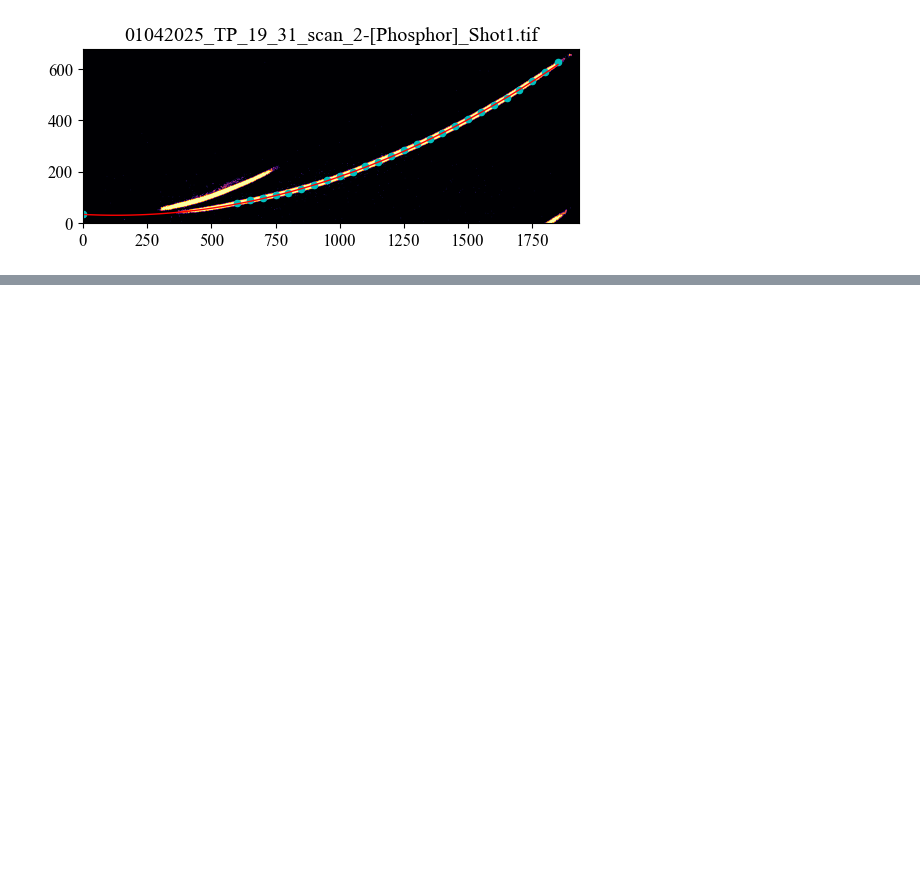
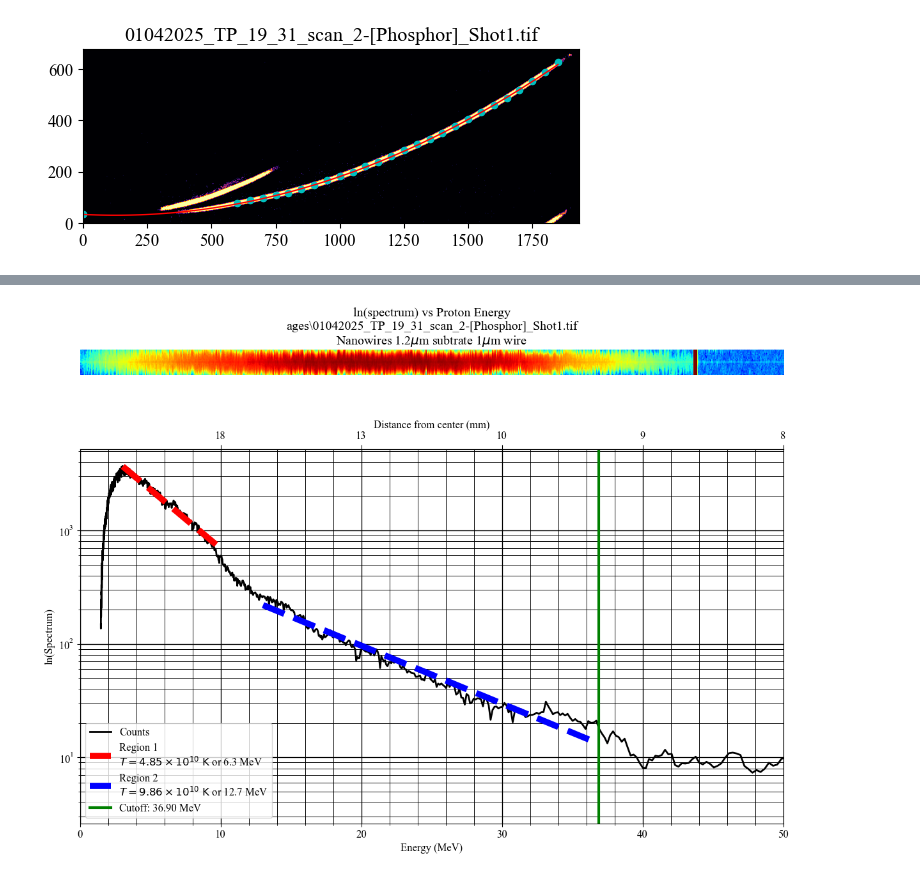
Before and after one commit to SAGAR-DAM/All_python_codes, a Jupyter notebook: lab codes/TP ip to proton spectrum/TP spectrum.ipynb, the cells around one changed output, grey strips where cells are left out. Saved outputs shown, nothing was run; the diff lists cells and outputs as text; code cells hidden in the pictures; blank space fills up the shorter version.

```diff
--- a/lab codes/TP ip to proton spectrum/TP spectrum.ipynb
+++ b/lab codes/TP ip to proton spectrum/TP spectrum.ipynb
@@ -450,0 +401,93 @@ plt.show()
+# %%
+LB = LB[::-1]
+Energy = Energy[::-1]
+counts = counts[::-1]
+# %%
+
+from Curve_fitting_with_scipy import Linefitting as lft
+
+ln_counts = np.log(counts)
+
+boundary_energy_in_MeV1 = 10
+boundary_energy_in_MeV2 = 13
+end_energy_in_MeV = cutoff_MeV
+
+Energy_range_in_MeV1 = (Energy[np.argmax(counts):find_index(Energy/keV_to_Joule/1e3,boundary_energy_in_MeV1)])/keV_to_Joule/1e3
+ln_counts1 = ln_counts[np.argmax(counts):find_index(Energy/keV_to_Joule/1e3,boundary_energy_in_MeV1)]
+
+fit_1,parameters1 = lft.linefit(Energy_range_in_MeV1,ln_counts1)
+
+Energy_range_in_MeV2 = (Energy[find_index(Energy/keV_to_Joule/1e3,boundary_energy_in_MeV2):find_index(Energy/keV_to_Joule/1e3,end_energy_in_MeV)])/keV_to_Joule/1e3
+ln_counts2 = ln_counts[find_index(Energy/keV_to_Joule/1e3,boundary_energy_in_MeV2):find_index(Energy/keV_to_Joule/1e3,end_energy_in_MeV)]
+
+fit_2,parameters2 = lft.linefit(Energy_range_in_MeV2,ln_counts2)
+
+kB = 8.61733e-5*1e-6   #in MeV/K
+
+T1 = int(abs(1/(kB*parameters1[0])))   # in Kelvin
+E_fit1 = abs(1/parameters1[0])*3/2  # in MeV
+
+T2 = int(abs(1/(kB*parameters2[0])))   # in Kelvin
+E_fit2 = abs(1/parameters2[0])*3/2  # in MeV
+
+# Format temperature in LaTeX-style scientific notation
+T1_sci = f"{T1:.2e}"
+T2_sci = f"{T2:.2e}"
+
+# Split into mantissa and exponent for LaTeX
+T1_mant, T1_exp = T1_sci.split("e")
+T2_mant, T2_exp = T2_sci.split("e")
+
+# Clean exponent (remove leading + or leading 0)
+T1_exp = int(T1_exp)
+T2_exp = int(T2_exp)
+
+# Create the labels using proper LaTeX formatting
+label1 = rf"Region 1"+"\n"+rf"$T = {T1_mant} \times 10^{{{T1_exp}}}\ \mathrm{{K}}$ or {E_fit1:.1f} MeV"
+label2 = rf"Region 2"+"\n"+rf"$T = {T2_mant} \times 10^{{{T2_exp}}}\ \mathrm{{K}}$ or {E_fit2:.1f} MeV"
+
+
+
+# --- Create figure with two rows ---
+fig, (ax_top, ax1) = plt.subplots(
+    nrows=2, figsize=(12, 10), gridspec_kw={'height_ratios': [2, 3]}
+)
+
+# --- Top subplot: horizontal image ---
+ax_top.imshow(np.log(trace_cut), cmap="jet", aspect=3, origin='lower')
+ax_top.axis("off")
+ax_top.set_title("ln(spectrum) vs Proton Energy\n" + imagepath[-50:] + "\n" + description)
+
+# --- Bottom subplot: your original plot ---
+ax1.plot(Energy / keV_to_Joule / 1e3, counts, "k-", lw=2, label="Counts")
+ax1.plot(Energy_range_in_MeV1, np.exp(fit_1), "r--", lw=7, label=label1)
+ax1.plot(Energy_range_in_MeV2, np.exp(fit_2), "b--", lw=7, label=label2)
+ax1.axvline(x=cutoff_MeV, lw=3, linestyle="-", color="g", label=f"Cutoff: {cutoff_MeV:.2f} MeV")
+
+ax1.set_yscale("log")
+# ax1.set_xscale("log")  # you had it commented before
+
+ax1.set_xlabel("Energy (MeV)")
+ax1.set_ylabel("ln(Spectrum)")
+
+ax1.grid(True, which='major', linestyle='-', linewidth=1, color='k')
+ax1.minorticks_on()
+ax1.grid(True, which='minor', linestyle='-', linewidth=0.7, color='k')
+ax1.set_xlim(0, 50)
+ax1.legend(facecolor="w")
+
+# Secondary x-axis at the top
+energy_tick_positions = np.array([10,20,30,40,50])
+distance_labels = (np.round(magnetic_shift(energy_tick_positions * 1e3 * keV_to_Joule) / mm)).astype(int)
+
+secax = ax1.secondary_xaxis('top')
+secax.set_xticks(energy_tick_positions)
+secax.set_xticklabels(distance_labels)
+secax.set_xlabel("Distance from center (mm)")
+secax.tick_params(axis='x', direction='out', length=5)
+
+# Final layout
+plt.tight_layout()
+plt.show()
+# %% [output]
+[figure, added]
```
Also changed, not shown: parts of 7 cells of this notebook, 8 other files.
